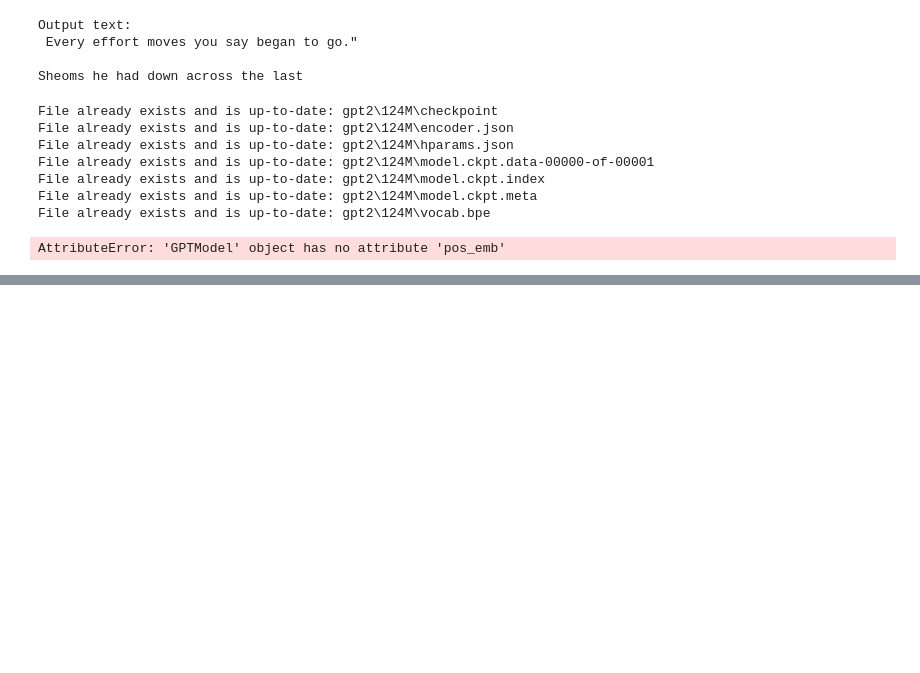
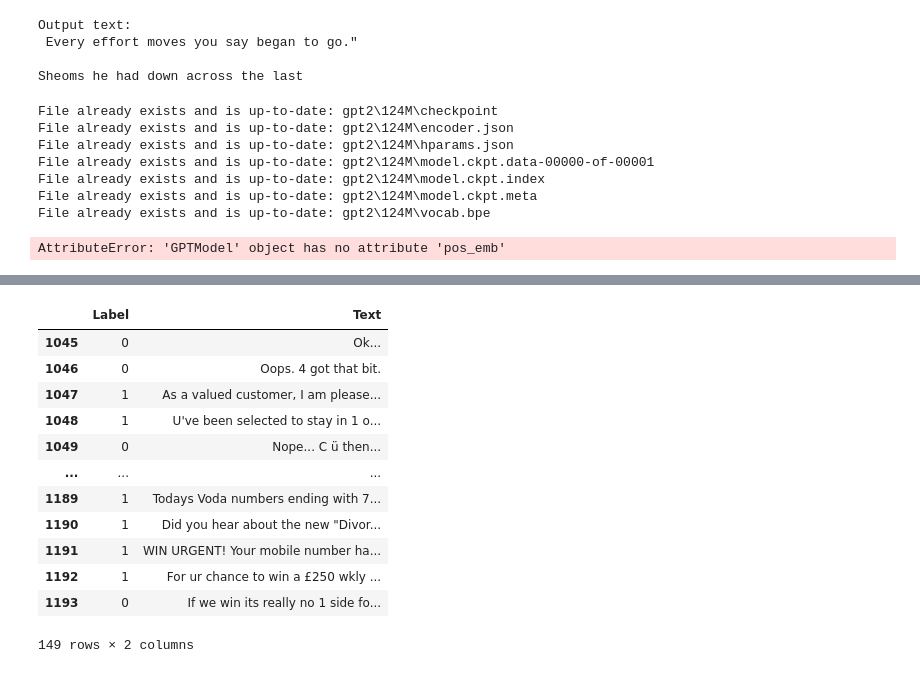
Before and after one commit to Morphy999/LLMPlayground, a Jupyter notebook: notebooks/train_and_validation.ipynb, the cells around one changed output, grey strips where cells are left out. Drawn from its saved outputs; the diff is of its cells as text; code cells hidden in the pictures; blank space fills up the shorter version.

```diff
--- a/notebooks/train_and_validation.ipynb
+++ b/notebooks/train_and_validation.ipynb
@@ -189,0 +289,16 @@ AttributeError: 'GPTModel' object has no attribute 'pos_emb'
+# %%
+df_validation
+# %% [output]
+|  | Label | Text |
+| 1045 | 0 | Ok... |
+| 1046 | 0 | Oops. 4 got that bit. |
+| 1047 | 1 | As a valued customer, I am please... |
+| 1048 | 1 | U've been selected to stay in 1 o... |
+| 1049 | 0 | Nope... C ü then... |
+| ... | ... | ... |
+| 1189 | 1 | Todays Voda numbers ending with 7... |
+| 1190 | 1 | Did you hear about the new "Divor... |
+| 1191 | 1 | WIN URGENT! Your mobile number ha... |
+| 1192 | 1 | For ur chance to win a £250 wkly ... |
+| 1193 | 0 | If we win its really no 1 side fo... |
+149 rows × 2 columns
```
Also changed, not shown: parts of 9 cells of this notebook, 6 other files.
